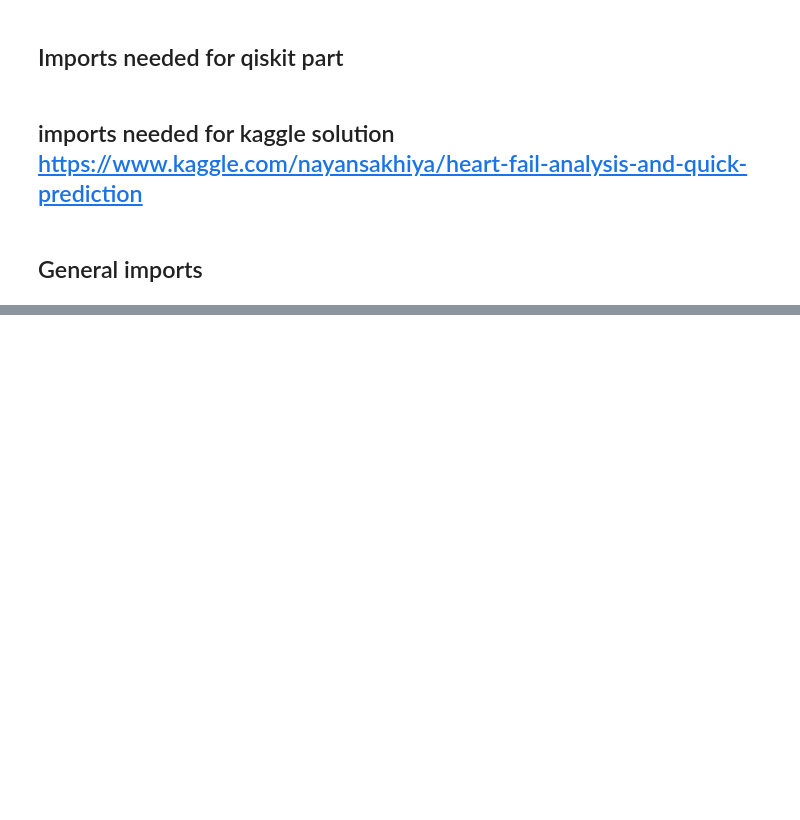
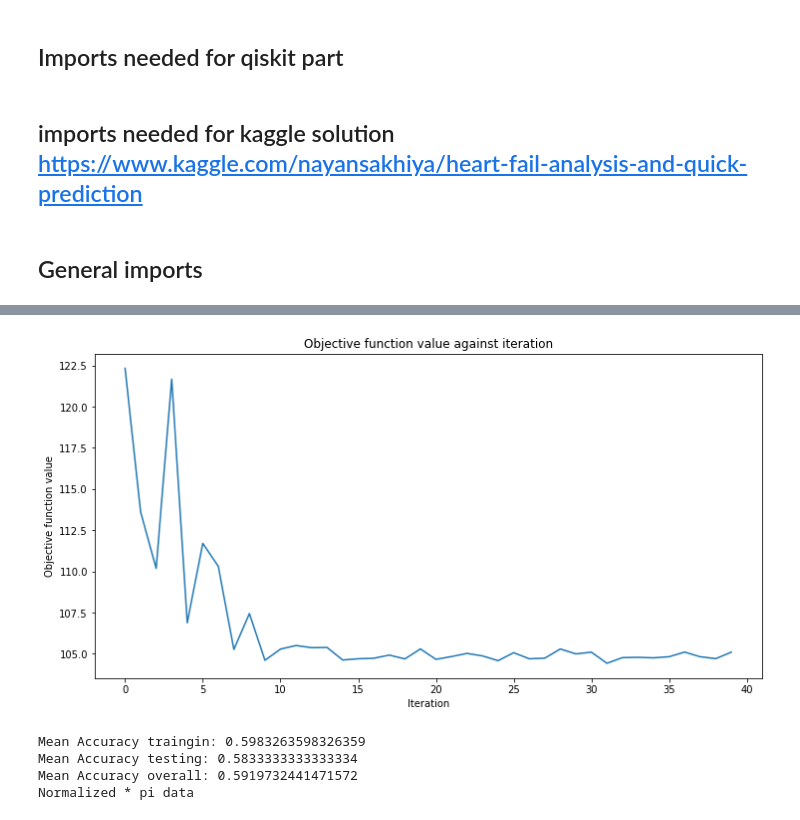
Before and after one commit to RicardoMonteiroSimoes/ZHAW_PAHS212, a Jupyter notebook: jupyter/monteric/comparison_heart_failure.ipynb, the cells around one changed output, grey strips where cells are left out. Saved outputs shown, nothing was run; the diff lists cells and outputs as text; code cells hidden in the pictures; blank space fills up the shorter version.

```diff
--- a/jupyter/monteric/comparison_heart_failure.ipynb
+++ b/jupyter/monteric/comparison_heart_failure.ipynb
@@ -74,0 +212,18 @@ np.random.seed(69069)
+# %%
+def pifi_data(data):
+    return MinMaxScaler().fit_transform(data) * 2*np.pi - np.pi
+# %%
+
+# create empty array for callback to store evaluations of the objective function
+objective_func_vals = []
+accuracy_iteration_vals = []
+# compare
+fit_and_score(circuit_classifier, pifi_data(x_train.values), y_train.values,
+    pifi_data(x_test.values), y_test.values)
+print('Normalized * pi data')
+# %% [output]
+[figure, added]
+Mean Accuracy traingin: 0.5983263598326359
+Mean Accuracy testing: 0.5833333333333334
+Mean Accuracy overall: 0.5919732441471572
+Normalized * pi data
```
Also changed, not shown: parts of 22 cells of this notebook, 5 other files.
